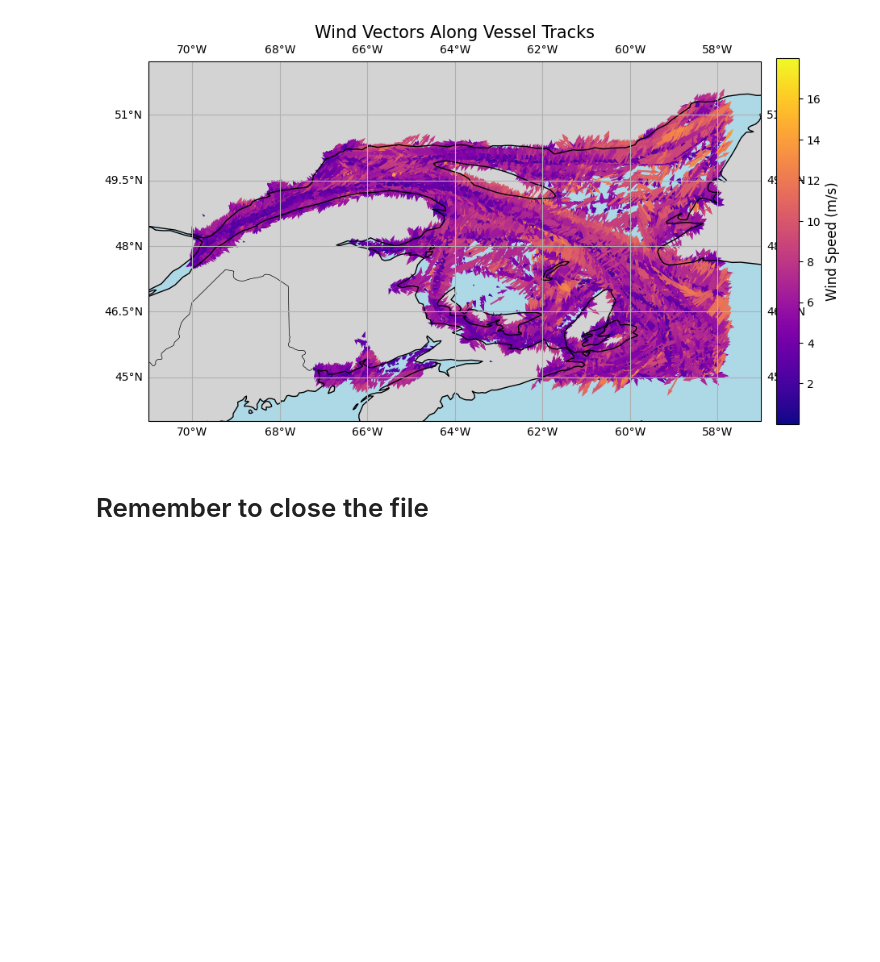
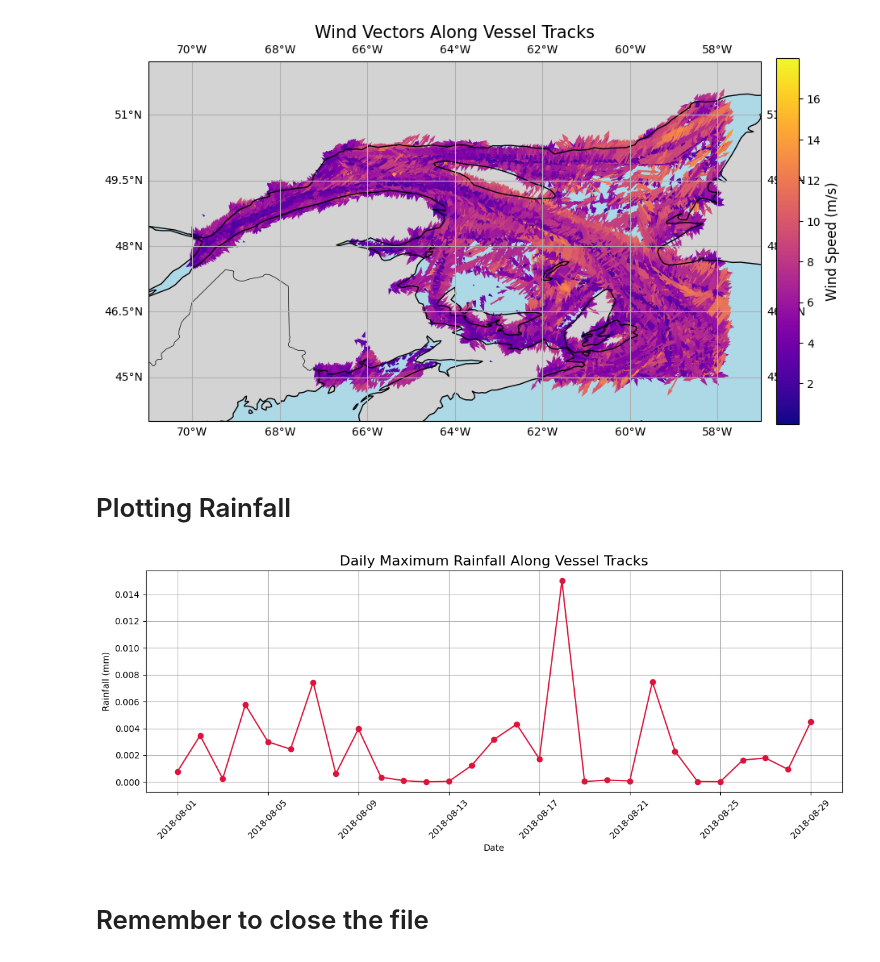
Before and after one commit to AISViz/AISdb, a Jupyter notebook: examples/weather.ipynb, the cells around one changed output. Cells and saved outputs as stored; diff of their text form; code cells hidden in the pictures; blank space fills up the shorter version.

Commit message:
docs: add a precipitation graph to the weather example
Extend examples/weather.ipynb with a precipitation plot alongside the
existing weather variable charts.

```diff
--- a/examples/weather.ipynb
+++ b/examples/weather.ipynb
@@ -50,7 +50,7 @@ weather_data_store = WeatherDataStore(short_names = ['10u','10v','tp'], start =
 # %%
 from itertools import tee
 tracks_with_weather = weather_data_store.yield_tracks_with_weather(tracks)
-tracks_1, tracks_2 = tee(tracks_with_weather)
+tracks_1, tracks_2,tracks_3,tracks_4 = tee(tracks_with_weather,4)
 # %%
 for t in tracks_1:
     print(f"'u-component' 10m wind for:\nlat: {t['lat'][0]} \nlon: {t['lon'][0]} \ntime: {t['time'][0]} \nis {t['weather_data']['10u'][0]} m/s")
@@ -128,6 +128,43 @@ plt.tight_layout()
 plt.show()
 # %% [output]
 [figure]
+# %% [markdown]
+# Plotting Rainfall
+# %%
+import matplotlib.pyplot as plt
+import numpy as np
+import pandas as pd
+from datetime import datetime
+
+# ---------- Step 1: Extract timestamps and last value of tp ----------
+timestamps = []
+rainfall = []
+
+for t in tracks_3:
+    for ts, tp_series in zip(t['time'], t['weather_data']['tp']):
+        timestamps.append(datetime.utcfromtimestamp(ts))
+        rainfall.append(tp_series[-1])  # use last value
+
+# ---------- Step 2: Convert to DataFrame and group by day ----------
+df = pd.DataFrame({'timestamp': timestamps, 'rainfall': rainfall})
+df['date'] = df['timestamp'].dt.date
+
+# Take maximum rainfall per calendar day
+daily_max = df.groupby('date')['rainfall'].max().reset_index()
+
+# ---------- Step 3: Plot ----------
+plt.figure(figsize=(12, 5))
+plt.plot(daily_max['date'], daily_max['rainfall'], marker='o', linestyle='-', color='crimson')
+
+plt.title("Daily Maximum Rainfall Along Vessel Tracks", fontsize=16)
+plt.xlabel("Date")
+plt.ylabel("Rainfall (mm)")
+plt.xticks(rotation=45)
+plt.grid(True)
+plt.tight_layout()
+plt.show()
+# %% [output]
+[figure, added]
 # %% [markdown]
 # Remember to close the file
 # %%
```
